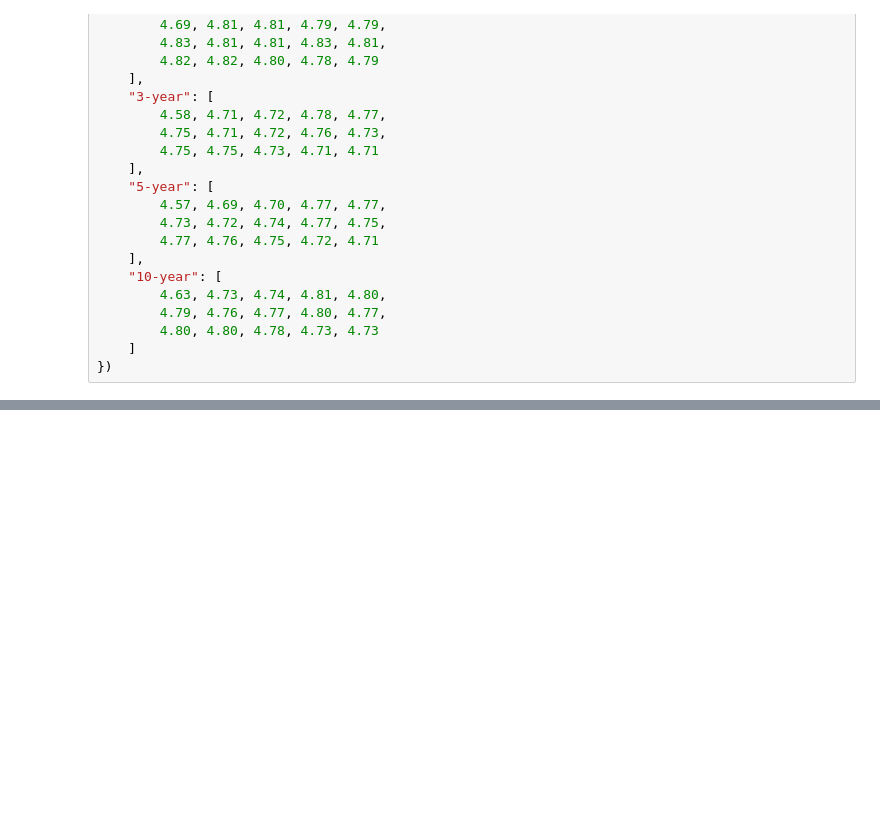
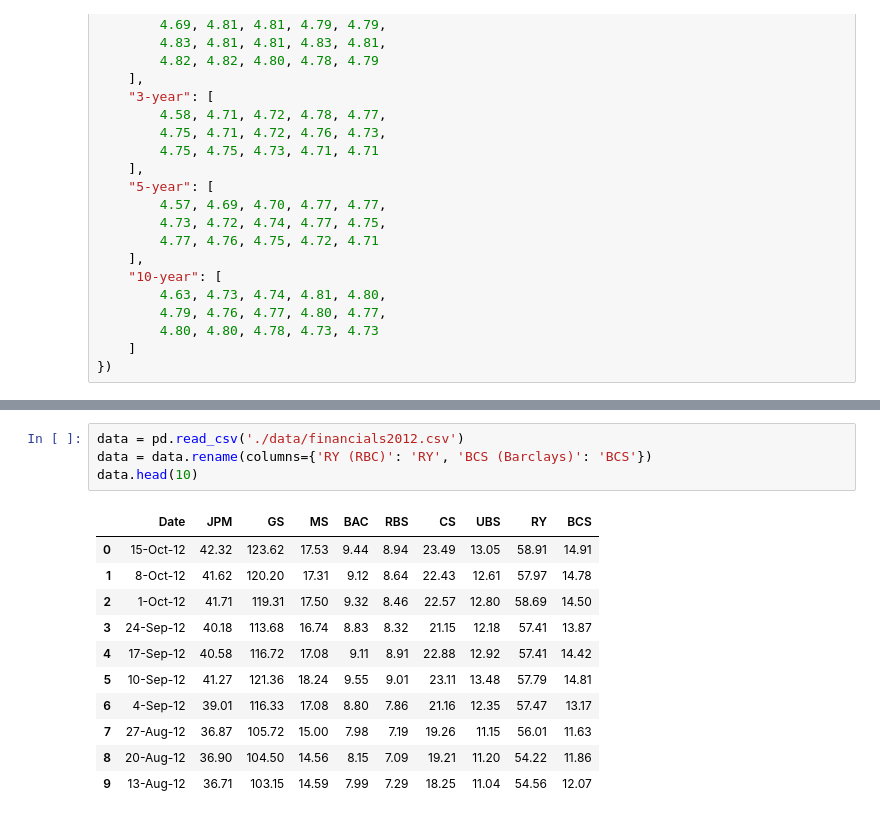
Before and after one commit to giacomoscanavini/quant_finance, a Jupyter notebook: dan_stefanica_primer_financial_engineering/ols_linear_regression.ipynb, the cells around one changed output, grey strips where cells are left out. Cells and saved outputs as stored; diff of their text form; blank space fills up the shorter version.

```diff
--- a/dan_stefanica_primer_financial_engineering/ols_linear_regression.ipynb
+++ b/dan_stefanica_primer_financial_engineering/ols_linear_regression.ipynb
@@ -70,0 +52,16 @@ strong multicollinearity or other numerical problems.
+# %%
+data = pd.read_csv('./data/financials2012.csv')
+data = data.rename(columns={'RY (RBC)': 'RY', 'BCS (Barclays)': 'BCS'})
+data.head(10)
+# %% [output]
+|  | Date | JPM | GS | MS | BAC | RBS | CS | UBS | RY | BCS |
+| 0 | 15-Oct-12 | 42.32 | 123.62 | 17.53 | 9.44 | 8.94 | 23.49 | 13.05 | 58.91 | 14.91 |
+| 1 | 8-Oct-12 | 41.62 | 120.20 | 17.31 | 9.12 | 8.64 | 22.43 | 12.61 | 57.97 | 14.78 |
+| 2 | 1-Oct-12 | 41.71 | 119.31 | 17.50 | 9.32 | 8.46 | 22.57 | 12.80 | 58.69 | 14.50 |
+| 3 | 24-Sep-12 | 40.18 | 113.68 | 16.74 | 8.83 | 8.32 | 21.15 | 12.18 | 57.41 | 13.87 |
+| 4 | 17-Sep-12 | 40.58 | 116.72 | 17.08 | 9.11 | 8.91 | 22.88 | 12.92 | 57.41 | 14.42 |
+| 5 | 10-Sep-12 | 41.27 | 121.36 | 18.24 | 9.55 | 9.01 | 23.11 | 13.48 | 57.79 | 14.81 |
+| 6 | 4-Sep-12 | 39.01 | 116.33 | 17.08 | 8.80 | 7.86 | 21.16 | 12.35 | 57.47 | 13.17 |
+| 7 | 27-Aug-12 | 36.87 | 105.72 | 15.00 | 7.98 | 7.19 | 19.26 | 11.15 | 56.01 | 11.63 |
+| 8 | 20-Aug-12 | 36.90 | 104.50 | 14.56 | 8.15 | 7.09 | 19.21 | 11.20 | 54.22 | 11.86 |
+| 9 | 13-Aug-12 | 36.71 | 103.15 | 14.59 | 7.99 | 7.29 | 18.25 | 11.04 | 54.56 | 12.07 |
```
Also changed, not shown: parts of 5 cells of this notebook, 2 other files.
